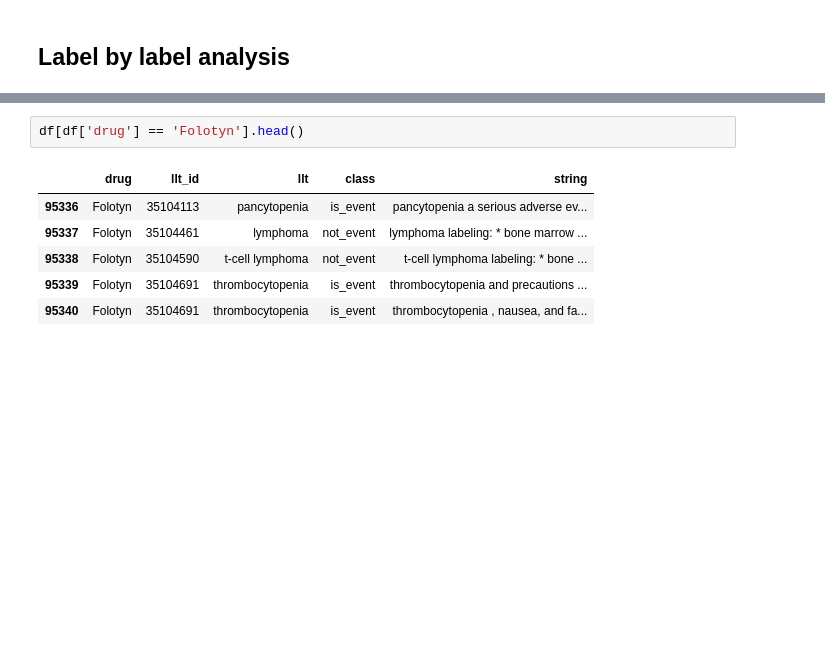
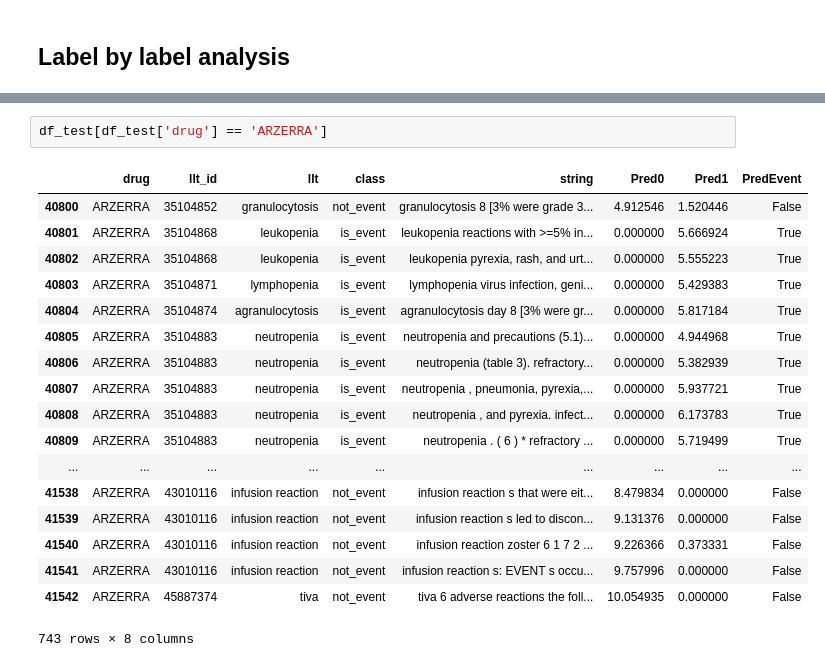
Before and after one commit to tatonetti-lab/onsides, a Jupyter notebook: notebooks/ClinicalBERT Model Performance.ipynb, the cells around one changed output, grey strips where cells are left out. Drawn from its saved outputs; the diff is of its cells as text; blank space fills up the shorter version.

```diff
--- a/notebooks/ClinicalBERT Model Performance.ipynb
+++ b/notebooks/ClinicalBERT Model Performance.ipynb
@@ -145,9 +181,21 @@ len(drugs)
-# %%
-df[df['drug'] == 'Folotyn'].head()
-# %% [output]
-|  | drug | llt_id | llt | class | string |
-| 95336 | Folotyn | 35104113 | pancytopenia | is_event | pancytopenia a serious adverse ev... |
-| 95337 | Folotyn | 35104461 | lymphoma | not_event | lymphoma labeling: * bone marrow ... |
-| 95338 | Folotyn | 35104590 | t-cell lymphoma | not_event | t-cell lymphoma labeling: * bone ... |
-| 95339 | Folotyn | 35104691 | thrombocytopenia | is_event | thrombocytopenia and precautions ... |
-| 95340 | Folotyn | 35104691 | thrombocytopenia | is_event | thrombocytopenia , nausea, and fa... |
+# %%
+df_test[df_test['drug'] == 'ARZERRA']
+# %% [output]
+|  | drug | llt_id | llt | class | string | Pred0 | Pred1 | PredEvent |
+| 40800 | ARZERRA | 35104852 | granulocytosis | not_event | granulocytosis 8 [3% were grade 3... | 4.912546 | 1.520446 | False |
+| 40801 | ARZERRA | 35104868 | leukopenia | is_event | leukopenia reactions with >=5% in... | 0.000000 | 5.666924 | True |
+| 40802 | ARZERRA | 35104868 | leukopenia | is_event | leukopenia pyrexia, rash, and urt... | 0.000000 | 5.555223 | True |
+| 40803 | ARZERRA | 35104871 | lymphopenia | is_event | lymphopenia virus infection, geni... | 0.000000 | 5.429383 | True |
+| 40804 | ARZERRA | 35104874 | agranulocytosis | is_event | agranulocytosis day 8 [3% were gr... | 0.000000 | 5.817184 | True |
+| 40805 | ARZERRA | 35104883 | neutropenia | is_event | neutropenia and precautions (5.1)... | 0.000000 | 4.944968 | True |
+| 40806 | ARZERRA | 35104883 | neutropenia | is_event | neutropenia (table 3). refractory... | 0.000000 | 5.382939 | True |
+| 40807 | ARZERRA | 35104883 | neutropenia | is_event | neutropenia , pneumonia, pyrexia,... | 0.000000 | 5.937721 | True |
+| 40808 | ARZERRA | 35104883 | neutropenia | is_event | neutropenia , and pyrexia. infect... | 0.000000 | 6.173783 | True |
+| 40809 | ARZERRA | 35104883 | neutropenia | is_event | neutropenia . ( 6 ) * refractory ... | 0.000000 | 5.719499 | True |
+| ... | ... | ... | ... | ... | ... | ... | ... | ... |
+| 41538 | ARZERRA | 43010116 | infusion reaction | not_event | infusion reaction s that were eit... | 8.479834 | 0.000000 | False |
+| 41539 | ARZERRA | 43010116 | infusion reaction | not_event | infusion reaction s led to discon... | 9.131376 | 0.000000 | False |
+| 41540 | ARZERRA | 43010116 | infusion reaction | not_event | infusion reaction zoster 6 1 7 2 ... | 9.226366 | 0.373331 | False |
+| 41541 | ARZERRA | 43010116 | infusion reaction | not_event | infusion reaction s: EVENT s occu... | 9.757996 | 0.000000 | False |
+| 41542 | ARZERRA | 45887374 | tiva | not_event | tiva 6 adverse reactions the foll... | 10.054935 | 0.000000 | False |
+743 rows × 8 columns
```
Also changed, not shown: parts of 11 cells of this notebook.
